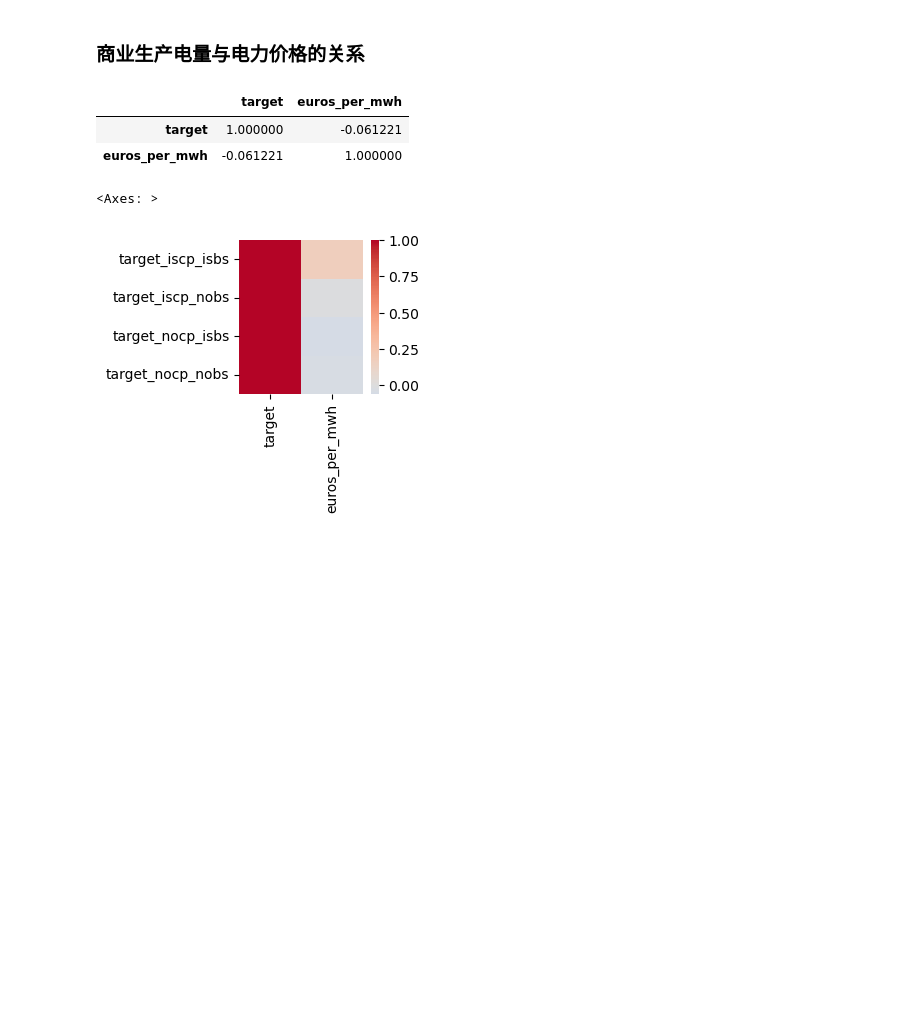
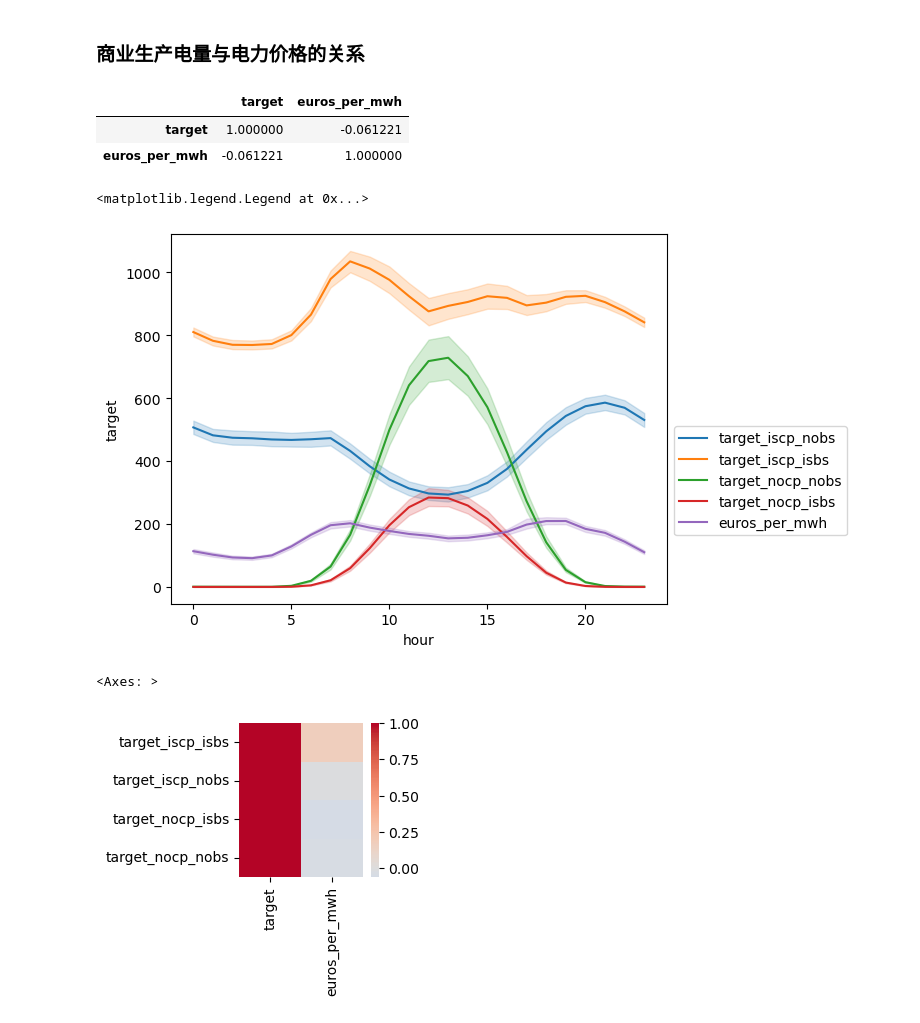
Before and after one commit to Accoutant/kaggle_competition, a Jupyter notebook: data_process/data_analysis_for_train.ipynb, the cells around one changed output. Drawn from its saved outputs; the diff is of its cells as text; code cells hidden in the pictures; blank space fills up the shorter version.

```diff
--- a/data_process/data_analysis_for_train.ipynb
+++ b/data_process/data_analysis_for_train.ipynb
@@ -440,11 +445,11 @@ concat_train_and_electricity[['target', 'euros_per_mwh']].corr()
 ### 商业消费电量与电力价格的关系
 # %%
 # 按照时间合并电力价格和train数据
-concat_train_and_electricity = pd.merge(left=train_corr_electricity_cp.loc[1], right=electricity_prices,
+concat_train_and_electricity_cp_isbs = pd.merge(left=train_corr_electricity_cp.loc[1], right=electricity_prices,
                                         left_on='datetime', right_on='forecast_date')
 # 求target和电力价格的相关性
-corr_iscp_isbs = concat_train_and_electricity[['target', 'euros_per_mwh']].corr()['target']
-concat_train_and_electricity[['target', 'euros_per_mwh']].corr()
+corr_iscp_isbs = concat_train_and_electricity_cp_isbs[['target', 'euros_per_mwh']].corr()['target']
+concat_train_and_electricity_cp_isbs[['target', 'euros_per_mwh']].corr()
 # %% [output]
 |  | target | euros_per_mwh |
 | target | 1.00000 | 0.17022 |
@@ -476,9 +481,9 @@ train_corr_electricity_nocp
 ### 非商业生产电量与电力价格的关系
 # %%
 # 按照时间合并电力价格和train数据
-concat_train_and_electricity = pd.merge(left=train_corr_electricity_nocp.loc[0], right=electricity_prices,
+concat_train_and_electricity_nocp_nobs = pd.merge(left=train_corr_electricity_nocp.loc[0], right=electricity_prices,
                                         left_on='datetime', right_on='forecast_date')
-concat_train_and_electricity.head()
+concat_train_and_electricity_nocp_nobs.head()
 # %% [output]
 |  | county | product_type | target | is_consumption | data_block_id_x | row_id | prediction_unit_id | year | ... |
 | 0 | 0.0 | 1.0 | 0.713 | 0.0 | 0.0 | 0.0 | 0.0 | 2021.0 | ... |
@@ -497,14 +502,25 @@ concat_train_and_electricity[['target', 'euros_per_mwh']].corr()
 ### 商业生产电量与电力价格的关系
 # %%
 # 按照时间合并电力价格和train数据
-concat_train_and_electricity = pd.merge(left=train_corr_electricity_nocp.loc[1], right=electricity_prices,
+concat_train_and_electricity_nocp_isbs = pd.merge(left=train_corr_electricity_nocp.loc[1], right=electricity_prices,
                                         left_on='datetime', right_on='forecast_date')
-corr_nocp_isbs = concat_train_and_electricity[['target', 'euros_per_mwh']].corr()['target']
-concat_train_and_electricity[['target', 'euros_per_mwh']].corr()
+corr_nocp_isbs = concat_train_and_electricity_nocp_isbs[['target', 'euros_per_mwh']].corr()['target']
+concat_train_and_electricity_nocp_isbs[['target', 'euros_per_mwh']].corr()
 # %% [output]
 |  | target | euros_per_mwh |
 | target | 1.000000 | -0.061221 |
 | euros_per_mwh | -0.061221 | 1.000000 |
+# %%
+# 画折线图
+sns.lineplot(data=concat_train_and_electricity_cp_nobs, x='hour', y='target', label='target_iscp_nobs')
+sns.lineplot(data=concat_train_and_electricity_cp_isbs, x='hour', y='target', label='target_iscp_isbs')
+sns.lineplot(data=concat_train_and_electricity_nocp_nobs, x='hour', y='target', label='target_nocp_nobs')
+sns.lineplot(data=concat_train_and_electricity_nocp_isbs, x='hour', y='target', label='target_nocp_isbs')
+sns.lineplot(data=concat_train_and_electricity_cp_nobs, x='hour', y='euros_per_mwh', label='euros_per_mwh')
+plt.legend(bbox_to_anchor=(1, 0.5))
+# %% [output]
+<matplotlib.legend.Legend at 0x...>
+[figure, added]
 # %%
 # 画热力图
 plt.figure(figsize=(2,2))
```
Also changed, not shown: parts of 14 cells of this notebook.
